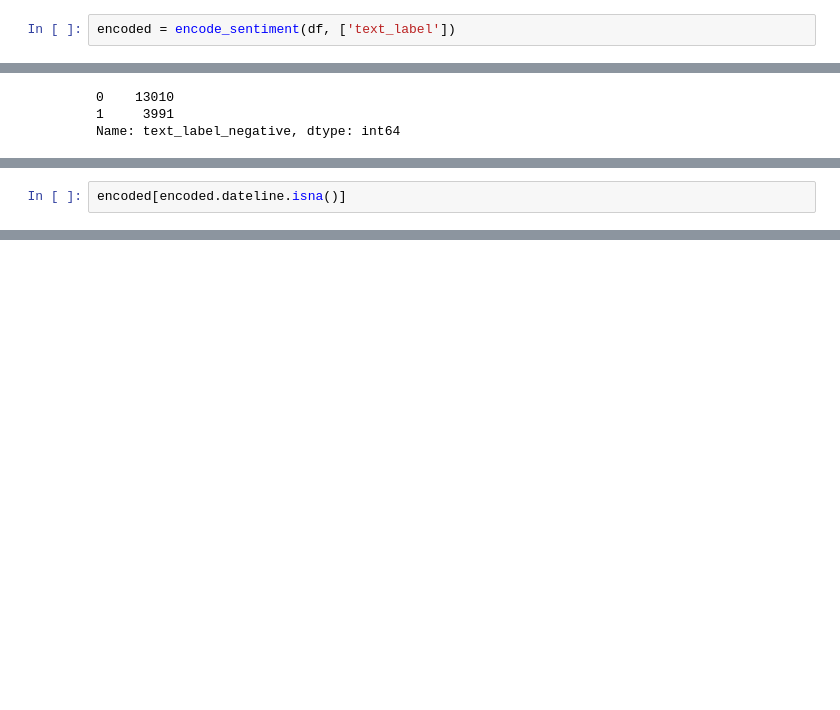
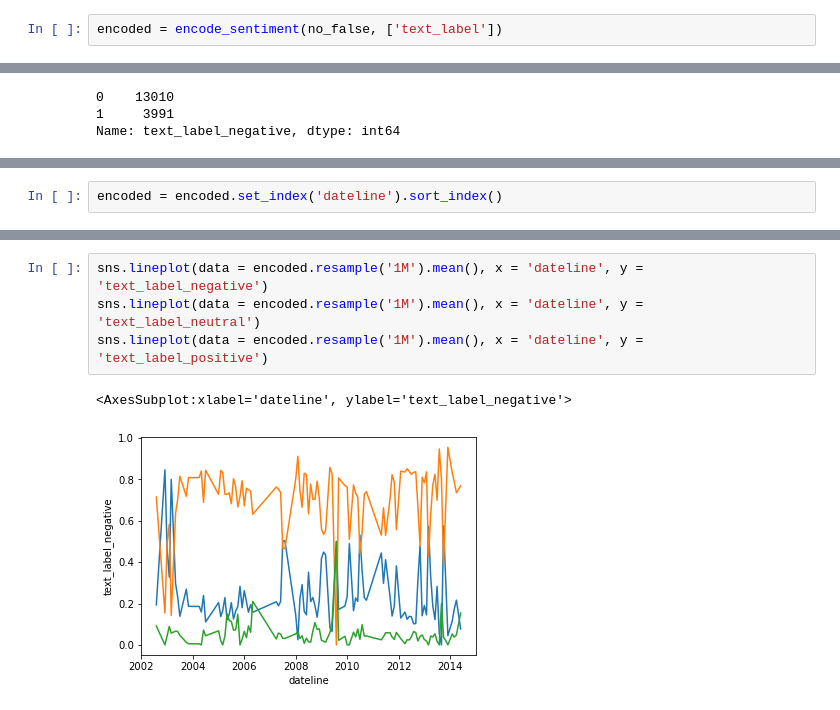
Before and after one commit to Rachuig-Green-Rackley-Shiben/arabic_media_nlp_project, a Jupyter notebook: andrews_work/explore.ipynb, the cells around one changed output, grey strips where cells are left out. Cells and saved outputs as stored; diff of their text form; blank space fills up the shorter version.

```diff
--- a/andrews_work/explore.ipynb
+++ b/andrews_work/explore.ipynb
@@ -150,4 +153,4 @@ def encode_sentiment(df, columns_to_encode):
     encoded = pd.concat([df, dummy_df], axis = 1)
     return encoded
 # %%
-encoded = encode_sentiment(df, ['text_label'])
+encoded = encode_sentiment(no_false, ['text_label'])
@@ -195,2 +225,2 @@ encoded.head()
 # %%
-encoded[encoded.dateline.isna()]
+encoded = encoded.set_index('dateline').sort_index()
@@ -214,0 +261,7 @@ encoded[encoded.dateline.isna()]
+# %%
+sns.lineplot(data = encoded.resample('1M').mean(), x = 'dateline', y = 'text_label_negative')
+sns.lineplot(data = encoded.resample('1M').mean(), x = 'dateline', y = 'text_label_neutral')
+sns.lineplot(data = encoded.resample('1M').mean(), x = 'dateline', y = 'text_label_positive')
+# %% [output]
+<AxesSubplot:xlabel='dateline', ylabel='text_label_negative'>
+[figure, added]
```
Also changed, not shown: parts of 14 cells of this notebook.
